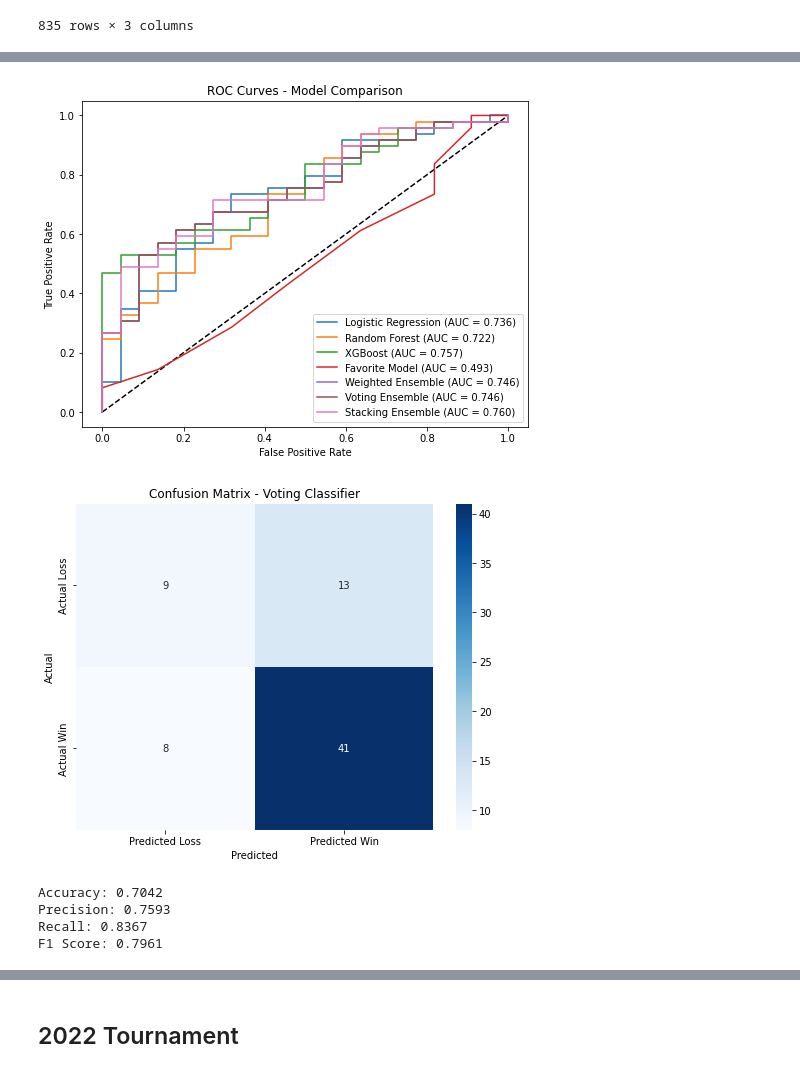
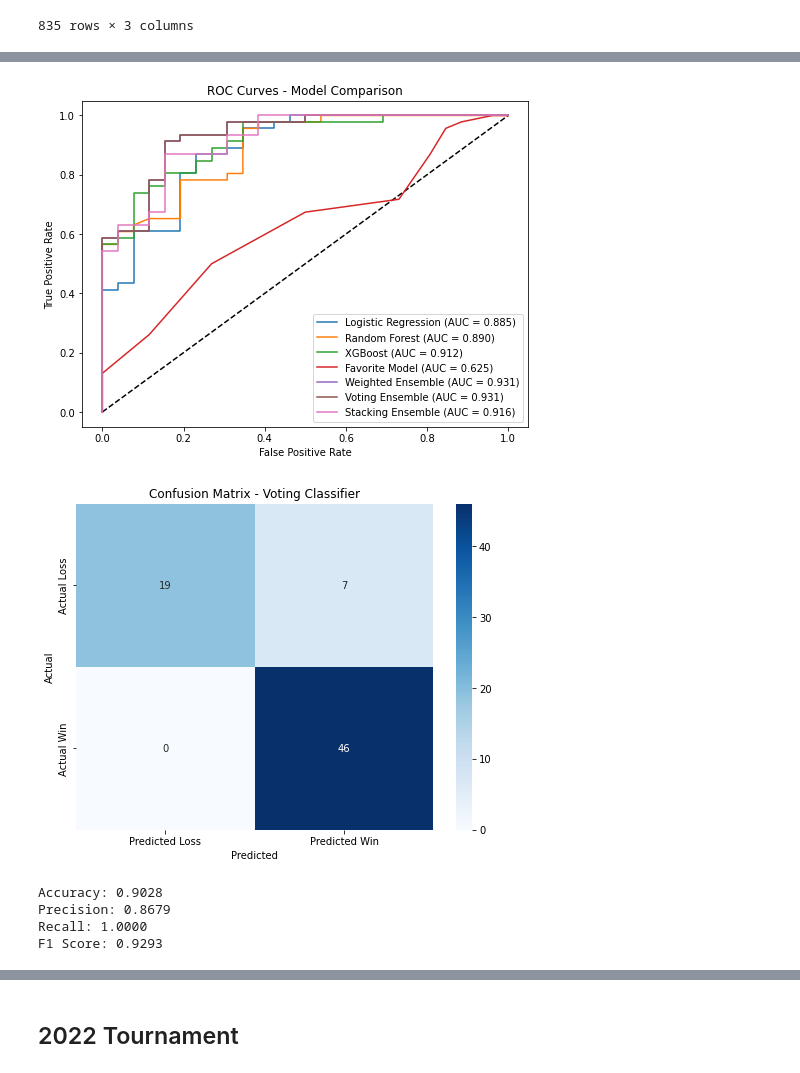
Before and after one commit to the-eric-bloomfield/NCAAB-MODEL, a Jupyter notebook: ncaab_model.ipynb, the cells around one changed output, grey strips where cells are left out. Cells and saved outputs as stored; diff of their text form; code cells hidden in the pictures.

```diff
--- a/ncaab_model.ipynb
+++ b/ncaab_model.ipynb
@@ -683,7 +676,5 @@ features
  'Max_Tournament_Round_diff_rolling']
 # %%
-from sklearn.neural_network import MLPClassifier
-
 favorite_model=LogisticRegression().fit(pd.DataFrame(x_train['Max_Tournament_Round_diff_rolling']), y_train)
 
 # Get probabilities from each model
@@ -705,19 +696,19 @@ auc_xgb = metrics.auc(fpr_xgb, tpr_xgb)
 fpr_favorite, tpr_favorite, _ = metrics.roc_curve(y_test, favorite_probs)
 auc_favorite = metrics.auc(fpr_favorite, tpr_favorite)
 
-#auc_total = auc_lr + auc_rf + auc_xgb + auc_favorite
-auc_total = auc_xgb + auc_lr + auc_rf
-auc_weight_xgb = auc_xgb/auc_total
-auc_weight_lr = auc_lr/auc_total
-auc_weight_rf = auc_rf/auc_total
-#auc_weight_favorite = auc_favorite/auc_total
+auc_total = auc_xgb+auc_lr+auc_rf
+auc_weight_xgb = auc_xgb / auc_total
+auc_weight_lr = auc_lr / auc_total
+auc_weight_rf = auc_rf / auc_total
 
-# voting_clf = VotingClassifier(
-#     estimators=[('lr', LR), ('rf', RF), ('xgb', XGB), ('favorite', favorite_model)],
-#     voting='soft',
-#     weights=[auc_weight_lr, auc_weight_rf, auc_weight_xgb, auc_weight_favorite]
-# )
-# voting_clf.fit(x_train[features], y_train)
+# Define the base models
+base_models = [
+    ('lr', LR),
+    ('rf', RF),
+    ('xgb', XGB),
+    ('svm', SVM),
+    ('favorite', favorite_model)
+]
 
 voting_clf = VotingClassifier(
     estimators=[('lr', LR), ('rf', RF), ('xgb', XGB)],
@@ -726,21 +717,12 @@ voting_clf = VotingClassifier(
 )
 voting_clf.fit(x_train[features], y_train)
 
-from sklearn.ensemble import StackingClassifier
-
-# Define the base models
-base_models = [
-    ('lr', LR),
-    ('rf', RF),
-    ('xgb', XGB),
-    ('favorite', favorite_model)
-]
-
 
 # Create the stacking classifier with logistic regression as the meta-model
 stacking_clf = StackingClassifier(
     estimators=base_models,
-    final_estimator=MLPClassifier(hidden_layer_sizes=(100,), max_iter=500, random_state=42),
+    final_estimator=MLPClassifier(hidden_layer_sizes=(10,10), max_iter=500, random_state=42),
+    #final_estimator=XGBClassifier(use_label_encoder=False,random_state = 0, n_jobs=4, max_depth=2, n_estimators=20, gamma=3, min_child_weight=5, colsample_bytree = .5, subsample=.8, eval_metric='map'),
     cv=5
 )
 
@@ -752,7 +734,7 @@ stacking_preds = stacking_clf.predict(x_test[features])
 stacking_probs = stacking_clf.predict_proba(x_test[features])[:, 1]
 
 # Calculate ROC curve for stacking classifier
-fpr_stacking, tpr_stacking, _ = metrics.roc_curve(y_test, stacking_probs)
+fpr_stacking, tpr_stacking, auc_stacking = metrics.roc_curve(y_test, stacking_probs)
 auc_stacking = metrics.auc(fpr_stacking, tpr_stacking)
 
 
@@ -790,35 +772,35 @@ plt.title('ROC Curves - Model Comparison')
 plt.legend()
 plt.show()
 # %% [output]
-[figure, old version]
+[figure, new version]
 # %%
 # Create confusion matrix for the voting classifier
 #voting_clf = voting_clf.fit(x_train[features], y_train)
-voting_clf=stacking_clf
+voting_clf=stacking_clf.fit(modeling_df[features], modeling_df['Win'])
 voting_preds = voting_clf.predict(x_test[features])
 conf_matrix = metrics.confusion_matrix(y_test, voting_preds)
 
 # Plot confusion matrix
 plt.figure(figsize=(8, 6))
 sns.heatmap(conf_matrix, annot=True, fmt='d', cmap='Blues',
             xticklabels=['Predicted Loss', 'Predicted Win'],
             yticklabels=['Actual Loss', 'Actual Win'])
 plt.title('Confusion Matrix - Voting Classifier')
 plt.ylabel('Actual')
 plt.xlabel('Predicted')
 plt.show()
 
 # Calculate and display classification metrics
 print(f"Accuracy: {metrics.accuracy_score(y_test, voting_preds):.4f}")
 print(f"Precision: {metrics.precision_score(y_test, voting_preds):.4f}")
 print(f"Recall: {metrics.recall_score(y_test, voting_preds):.4f}")
 print(f"F1 Score: {metrics.f1_score(y_test, voting_preds):.4f}")
 # %% [output]
-[figure, old version]
+[figure, new version]
-Accuracy: 0.7042
-Precision: 0.7593
-Recall: 0.8367
-F1 Score: 0.7961
+Accuracy: 0.9028
+Precision: 0.8679
+Recall: 1.0000
+F1 Score: 0.9293
 # %%
 # Find optimal threshold for voting classifier
 fpr, tpr, thresholds = metrics.roc_curve(y_test, voting_probs)
```
Also changed, not shown: parts of 26 cells of this notebook.
